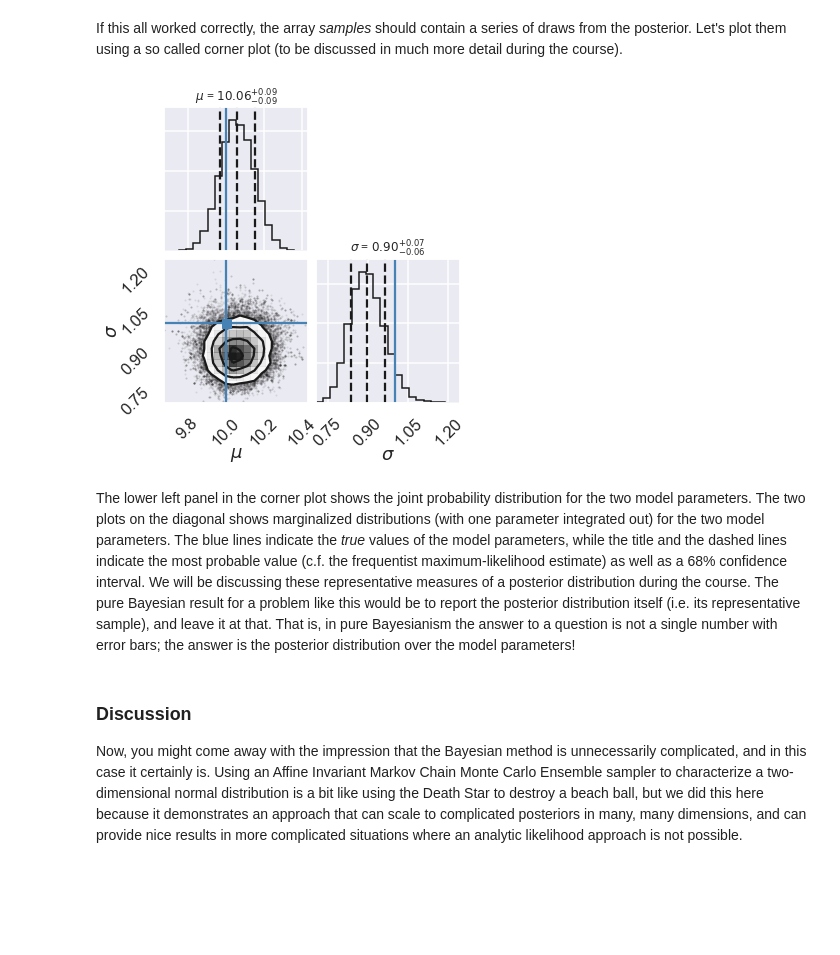
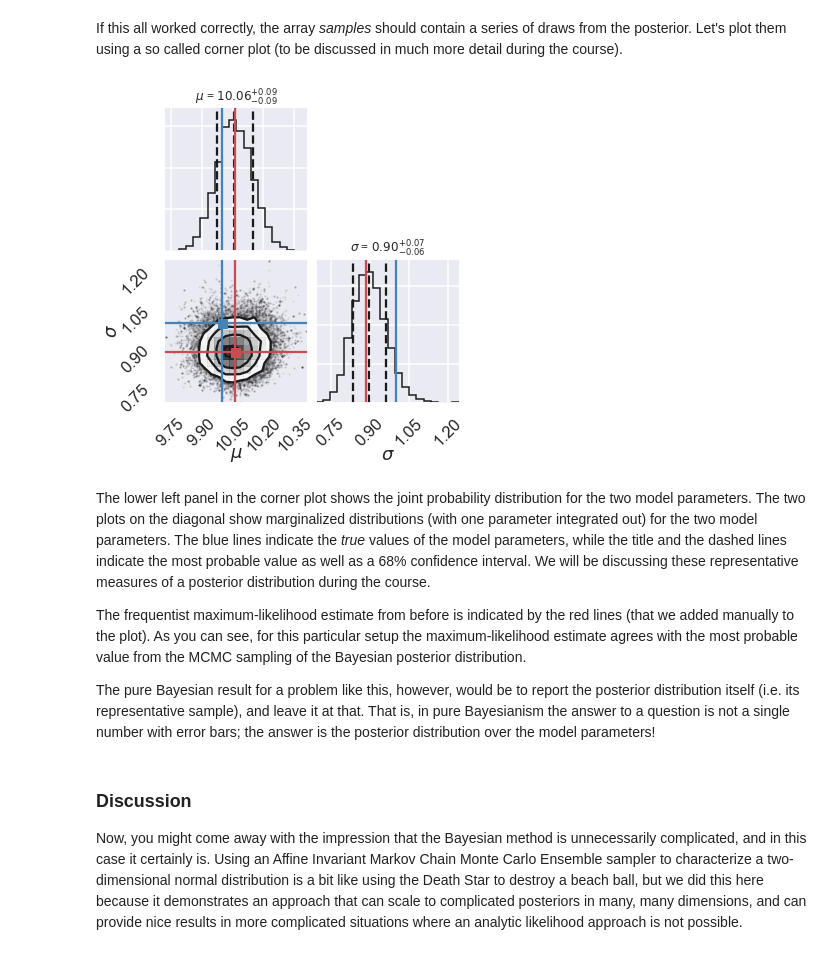
Before and after one commit to NuclearTalent/Bayes2019, a Jupyter notebook: intro/bayesTALENT_intro.ipynb, the cells around one changed output. Saved outputs shown, nothing was run; the diff lists cells and outputs as text; code cells hidden in the pictures; blank space fills up the shorter version.

Commit message:
Added max-likelihhod estimate to corner plot.

```diff
--- a/intro/bayesTALENT_intro.ipynb
+++ b/intro/bayesTALENT_intro.ipynb
@@ -310,14 +281,37 @@ Mean acceptance fraction: 0.717 (in total 50000 steps)
 # %% [markdown]
 If this all worked correctly, the array *samples* should contain a series of draws from the posterior. Let's plot them using a so called corner plot (to be discussed in much more detail during the course).
-# %%
-# plot a corner plot with the posterior distribution
-fig = corner.corner(samples, labels=["$\mu$", "$\sigma$"],
-                      truths=[mu_true, sigma_true],quantiles=[0.16, 0.5, 0.84],
-                       show_titles=True, title_kwargs={"fontsize": 12})
-# %% [output]
-[figure, removed]
+# %%
+# make a corner plot with the posterior distribution
+fig = corner.corner(samples, labels=["$\mu$", "$\sigma$"],
+                      truths=[mu_true, sigma_true],quantiles=[0.16, 0.5, 0.84],
+                       show_titles=True, title_kwargs={"fontsize": 12})
+
+# With some manual efforts, we can add the maximum-likelihood estimate from the frequentist analysis
+maxlike_results = (mu_est,sigma_est)
+
+# First, extract the axes
+axes = np.array(fig.axes).reshape((ndim, ndim))
+
+# Then, loop over the diagonal
+for i in range(ndim):
+    ax = axes[i, i]
+    ax.axvline(maxlike_results[i], color="r")
+
+# And finally, loop over the histograms
+for yi in range(ndim):
+    for xi in range(yi):
+        ax = axes[yi, xi]
+        ax.axvline(maxlike_results[xi], color="r")
+        ax.axhline(maxlike_results[yi], color="r")
+        ax.plot(maxlike_results[xi], maxlike_results[yi], "sr")
+# %% [output]
+[figure, added]
 # %% [markdown]
-The lower left panel in the corner plot shows the joint probability distribution for the two model parameters. The two plots on the diagonal shows marginalized distributions (with one parameter integrated out) for the two model parameters. The blue lines indicate the *true* values of the model parameters, while the title and the dashed lines indicate the most probable value (c.f. the frequentist maximum-likelihood estimate) as well as a 68% confidence interval. We will be discussing these representative measures of a posterior distribution during the course. The pure Bayesian result for a problem like this would be to report the posterior distribution itself (i.e. its representative sample), and leave it at that. That is, in pure Bayesianism the answer to a question is not a single number with error bars; the answer is the posterior distribution over the model parameters!
+The lower left panel in the corner plot shows the joint probability distribution for the two model parameters. The two plots on the diagonal show marginalized distributions (with one parameter integrated out) for the two model parameters. The blue lines indicate the *true* values of the model parameters, while the title and the dashed lines indicate the most probable value as well as a 68% confidence interval. We will be discussing these representative measures of a posterior distribution during the course.
+
+The frequentist maximum-likelihood estimate from before is indicated by the red lines (that we added manually to the plot). As you can see, for this particular setup the maximum-likelihood estimate agrees with the most probable value from the MCMC sampling of the Bayesian posterior distribution.
+
+The pure Bayesian result for a problem like this, however, would be to report the posterior distribution itself (i.e. its representative sample), and leave it at that. That is, in pure Bayesianism the answer to a question is not a single number with error bars; the answer is the posterior distribution over the model parameters!
 # %% [markdown]
 ### Discussion
 Now, you might come away with the impression that the Bayesian method is unnecessarily complicated, and in this case it certainly is. Using an Affine Invariant Markov Chain Monte Carlo Ensemble sampler to characterize a two-dimensional normal distribution is a bit like using the Death Star to destroy a beach ball, but we did this here because it demonstrates an approach that can scale to complicated posteriors in many, many dimensions, and can provide nice results in more complicated situations where an analytic likelihood approach is not possible.
```
Also changed, not shown: parts of 4 cells of this notebook.
